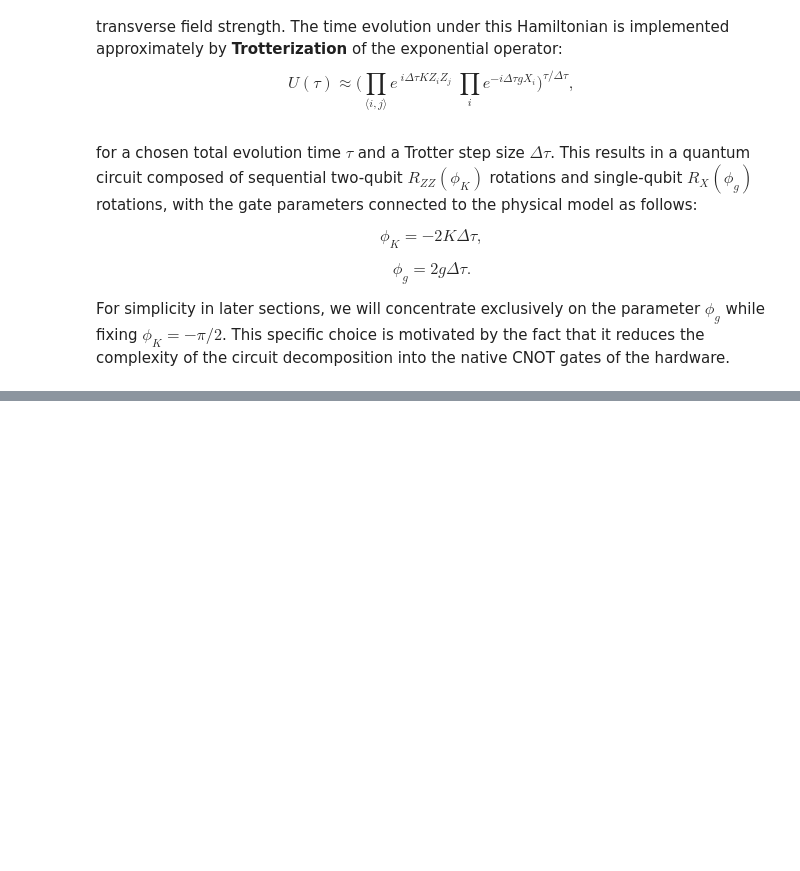
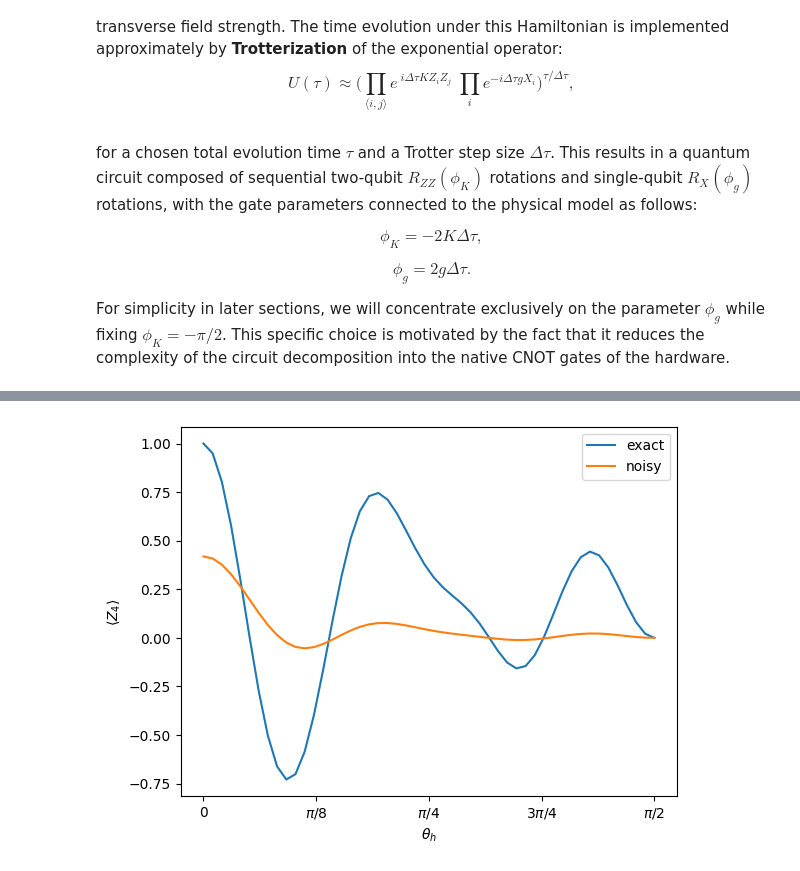
Before and after one commit to ali-tayyab/Error-Mitigation-In-2D-Transverse-Field-Ising-Model-via-Zero-Noise-Extrapolation, a Jupyter notebook: zne_ising_model.ipynb, the cells around one changed output, grey strips where cells are left out. Cells and saved outputs as stored; diff of their text form; code cells hidden in the pictures; blank space fills up the shorter version.

```diff
--- a/zne_ising_model.ipynb
+++ b/zne_ising_model.ipynb
@@ -26,0 +129,15 @@ For simplicity in later sections, we will concentrate exclusively on the paramet
+# %%
+thetas = jnp.linspace(0, jnp.pi/2, 50)
+
+res_ideal = jax.vmap(qnode_ideal)(thetas)
+res_noisy = jax.vmap(qnode_noisy)(thetas)
+
+plt.plot(thetas, res_ideal, label="exact")
+plt.plot(thetas, res_noisy, label="noisy")
+plt.xticks([0, jnp.pi/8, jnp.pi/4, 3*jnp.pi/8, jnp.pi/2], ["0", "$\\pi$/8", "$\\pi/4$", "$3\\pi/4$", "$\\pi/2$"])
+plt.xlabel("$\\theta_h$")
+plt.ylabel("$\\langle Z_4 \\rangle$")
+plt.legend()
+plt.show()
+# %% [output]
+[figure, added]
```
Also changed, not shown: parts of 8 cells of this notebook.
